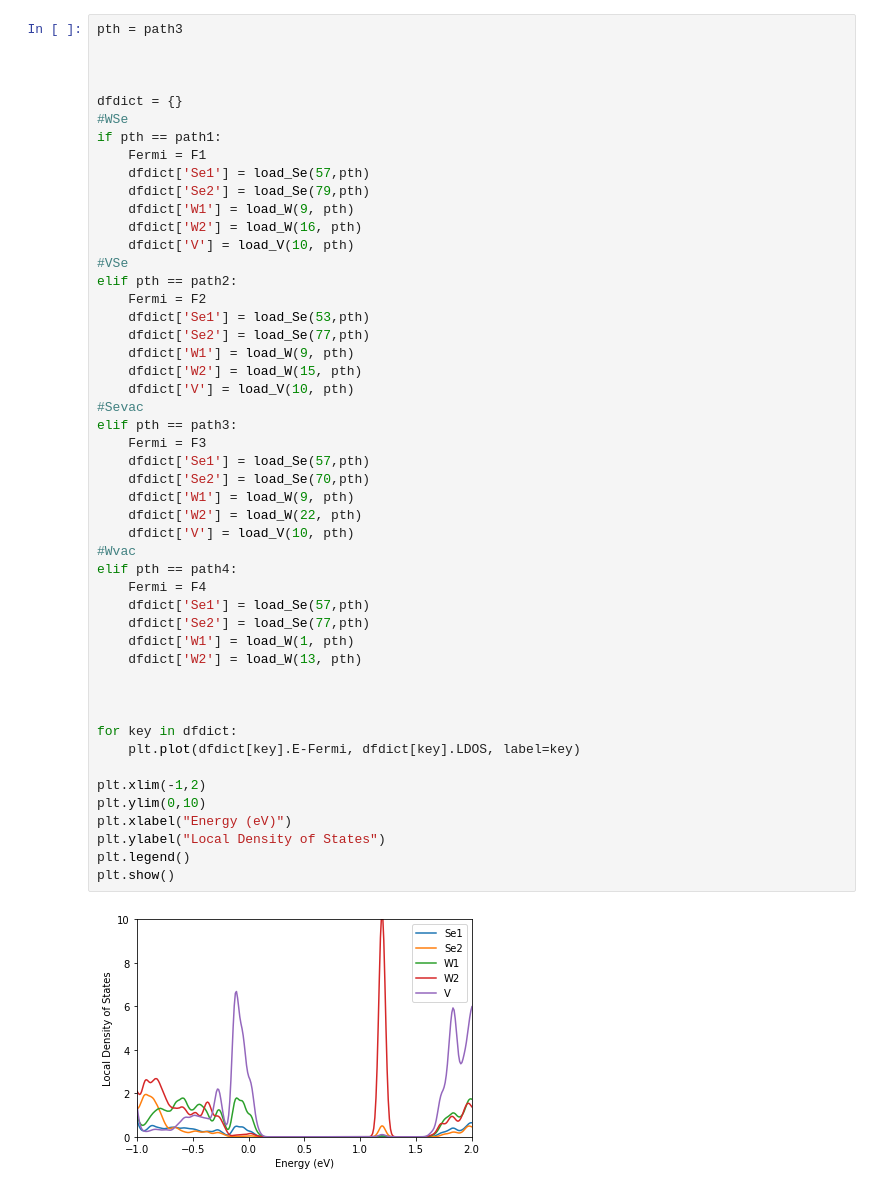
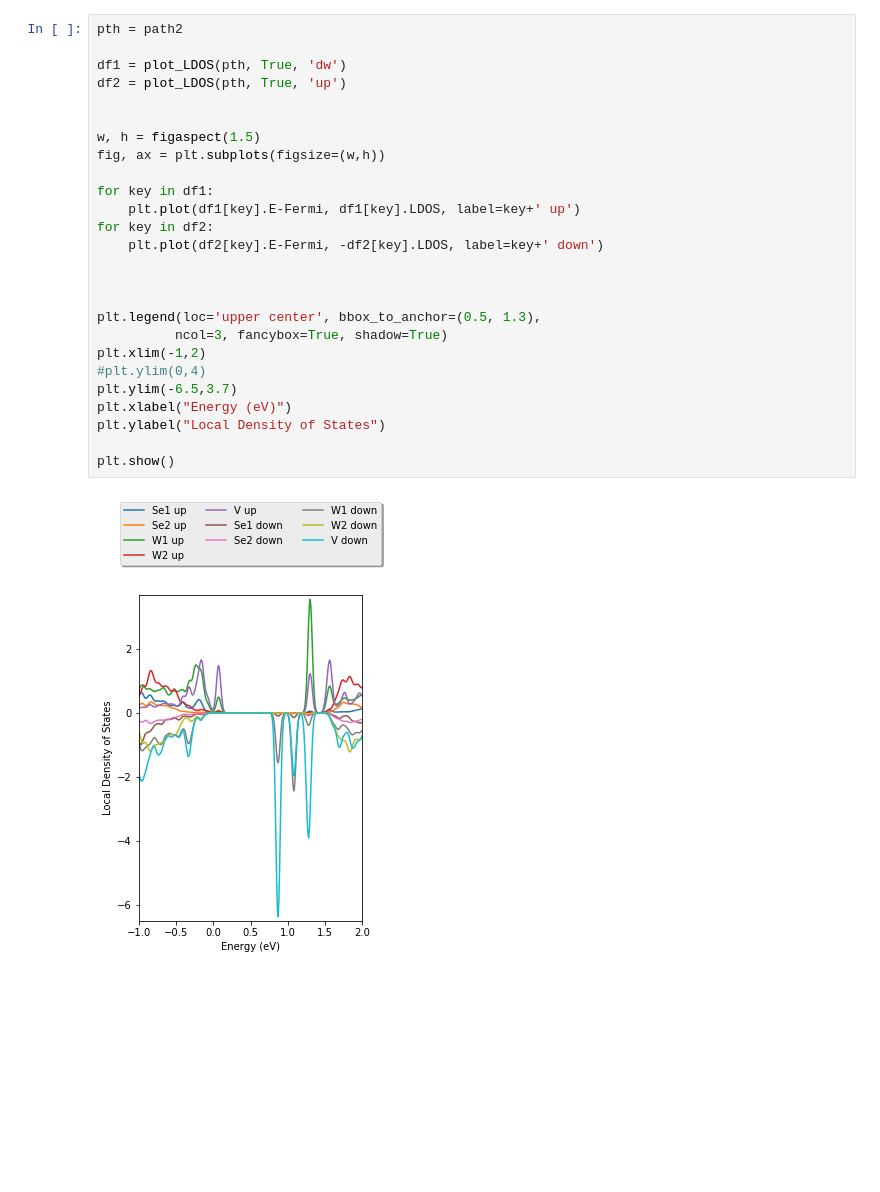
Before and after one commit to beachkory/Korea-STM-Project, a Jupyter notebook: plot_LDOS.ipynb, the cells around one changed output. Cells and saved outputs as stored; diff of their text form; blank space fills up the shorter version.

Commit message:
Added spin polarized calculation plotting

```diff
--- a/plot_LDOS.ipynb
+++ b/plot_LDOS.ipynb
@@ -56,51 +116,28 @@ def load_Se(num, path):
-# %%
-pth = path3
-
-
-
-dfdict = {}
-#WSe
-if pth == path1:
-    Fermi = F1
-    dfdict['Se1'] = load_Se(57,pth)
-    dfdict['Se2'] = load_Se(79,pth)
-    dfdict['W1'] = load_W(9, pth)
-    dfdict['W2'] = load_W(16, pth)
-    dfdict['V'] = load_V(10, pth)
-#VSe
-elif pth == path2:
-    Fermi = F2
-    dfdict['Se1'] = load_Se(53,pth)
-    dfdict['Se2'] = load_Se(77,pth)
-    dfdict['W1'] = load_W(9, pth)
-    dfdict['W2'] = load_W(15, pth)
-    dfdict['V'] = load_V(10, pth)
-#Sevac
-elif pth == path3:
-    Fermi = F3
-    dfdict['Se1'] = load_Se(57,pth)
-    dfdict['Se2'] = load_Se(70,pth)
-    dfdict['W1'] = load_W(9, pth)
-    dfdict['W2'] = load_W(22, pth)
-    dfdict['V'] = load_V(10, pth)
-#Wvac
-elif pth == path4:
-    Fermi = F4
-    dfdict['Se1'] = load_Se(57,pth)
-    dfdict['Se2'] = load_Se(77,pth)
-    dfdict['W1'] = load_W(1, pth)
-    dfdict['W2'] = load_W(13, pth)
-
-
-
-for key in dfdict:
-    plt.plot(dfdict[key].E-Fermi, dfdict[key].LDOS, label=key)
-
-plt.xlim(-1,2)
-plt.ylim(0,10)
-plt.xlabel("Energy (eV)")
-plt.ylabel("Local Density of States")
-plt.legend()
-plt.show()
-# %% [output]
-[figure, removed]
+# %%
+pth = path2
+
+df1 = plot_LDOS(pth, True, 'dw')
+df2 = plot_LDOS(pth, True, 'up')
+
+
+w, h = figaspect(1.5)
+fig, ax = plt.subplots(figsize=(w,h))
+
+for key in df1:
+    plt.plot(df1[key].E-Fermi, df1[key].LDOS, label=key+' up')
+for key in df2:
+    plt.plot(df2[key].E-Fermi, -df2[key].LDOS, label=key+' down')
+
+
+
+plt.legend(loc='upper center', bbox_to_anchor=(0.5, 1.3),
+          ncol=3, fancybox=True, shadow=True)
+plt.xlim(-1,2)
+#plt.ylim(0,4)
+plt.ylim(-6.5,3.7)
+plt.xlabel("Energy (eV)")
+plt.ylabel("Local Density of States")
+
+plt.show()
+# %% [output]
+[figure, added]
```
Also changed, not shown: parts of 3 cells of this notebook, 7 other files.
